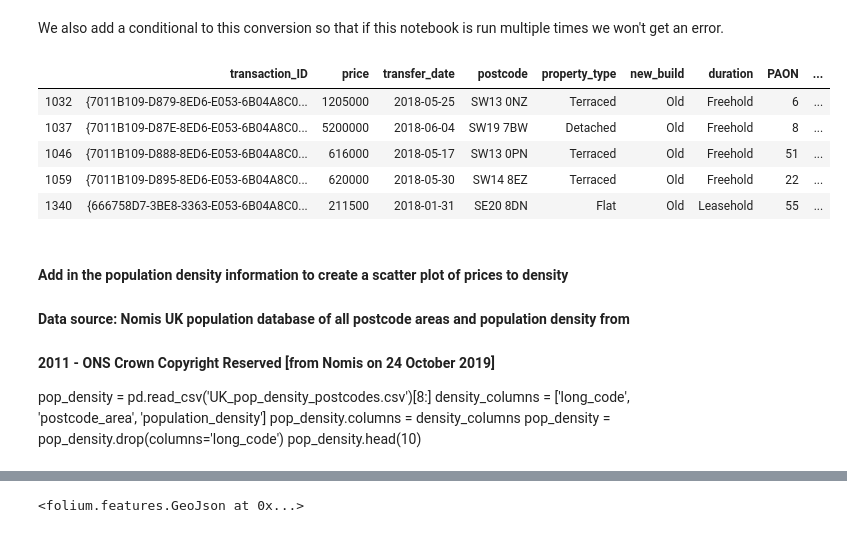
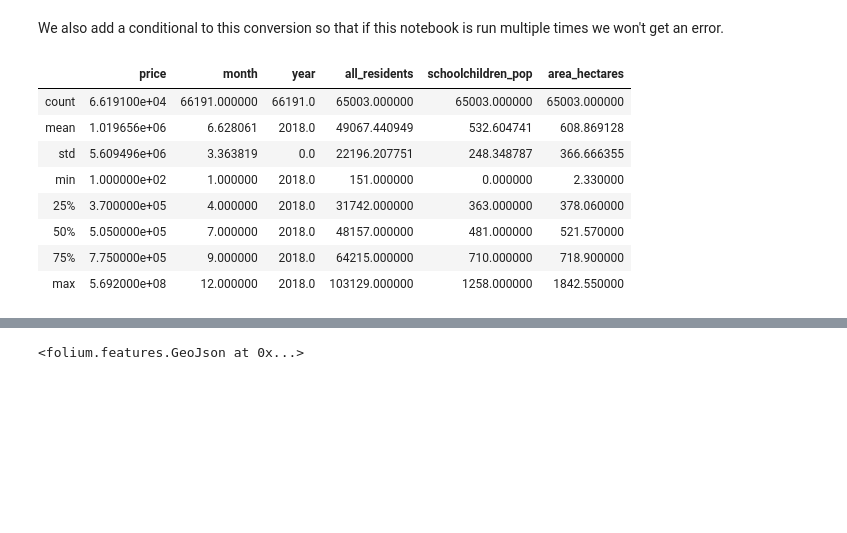
Before and after one commit to dudikbender/springboard, a Jupyter notebook: Springboard Capstone 1 - London Home Prices.ipynb, the cells around one changed output, grey strips where cells are left out. Drawn from its saved outputs; the diff is of its cells as text; code cells hidden in the pictures; blank space fills up the shorter version.

```diff
--- a/Springboard Capstone 1 - London Home Prices.ipynb
+++ b/Springboard Capstone 1 - London Home Prices.ipynb
@@ -83,7 +83,7 @@ len(df)
 ## month and year separated out from date column.
 
 ## Trim the postcode column down to the first set of characters (removing last 3)
-df['postcode_area'] = [str(x)[:-4] for x in df.postcode]
+df['postcode_district'] = [str(x)[:-4] for x in df.postcode]
 
 ## Convert transfer date to DateTime object
 df['transfer_date'] = pd.to_datetime(df.transfer_date)
@@ -118,20 +118,14 @@ if len(df['new_build'].iloc[0]) == 1:
 if len(df['duration'].iloc[0]) == 1:
     df['duration'] = df['duration'].map(duration_dict)
 # %%
-df.head()
+df.describe()
 # %% [output]
-|  | transaction_ID | price | transfer_date | postcode | property_type | new_build | duration | PAON | ... |
-| 1032 | {7011B109-D879-8ED6-E053-6B04A8C0... | 1205000 | 2018-05-25 | SW13 0NZ | Terraced | Old | Freehold | 6 | ... |
-| 1037 | {7011B109-D87E-8ED6-E053-6B04A8C0... | 5200000 | 2018-06-04 | SW19 7BW | Detached | Old | Freehold | 8 | ... |
-| 1046 | {7011B109-D888-8ED6-E053-6B04A8C0... | 616000 | 2018-05-17 | SW13 0PN | Terraced | Old | Freehold | 51 | ... |
-| 1059 | {7011B109-D895-8ED6-E053-6B04A8C0... | 620000 | 2018-05-30 | SW14 8EZ | Terraced | Old | Freehold | 22 | ... |
-| 1340 | {666758D7-3BE8-3363-E053-6B04A8C0... | 211500 | 2018-01-31 | SE20 8DN | Flat | Old | Leasehold | 55 | ... |
+|  | price | month | year | all_residents | schoolchildren_pop | area_hectares |
+| count | 6.619100e+04 | 66191.000000 | 66191.0 | 65003.000000 | 65003.000000 | 65003.000000 |
+| mean | 1.019656e+06 | 6.628061 | 2018.0 | 49067.440949 | 532.604741 | 608.869128 |
+| std | 5.609496e+06 | 3.363819 | 0.0 | 22196.207751 | 248.348787 | 366.666355 |
+| min | 1.000000e+02 | 1.000000 | 2018.0 | 151.000000 | 0.000000 | 2.330000 |
+| 25% | 3.700000e+05 | 4.000000 | 2018.0 | 31742.000000 | 363.000000 | 378.060000 |
+| 50% | 5.050000e+05 | 7.000000 | 2018.0 | 48157.000000 | 481.000000 | 521.570000 |
+| 75% | 7.750000e+05 | 9.000000 | 2018.0 | 64215.000000 | 710.000000 | 718.900000 |
+| max | 5.692000e+08 | 12.000000 | 2018.0 | 103129.000000 | 1258.000000 | 1842.550000 |
-# %% [markdown]
-#### Add in the population density information to create a scatter plot of prices to density
-#### Data source: Nomis UK population database of all postcode areas and population density from
-#### 2011 - ONS Crown Copyright Reserved [from Nomis on 24 October 2019]
-pop_density = pd.read_csv('UK_pop_density_postcodes.csv')[8:]
-density_columns = ['long_code', 'postcode_area', 'population_density']
-pop_density.columns = density_columns
-pop_density = pop_density.drop(columns='long_code')
-pop_density.head(10)
```
Also changed, not shown: parts of 18 cells of this notebook.
